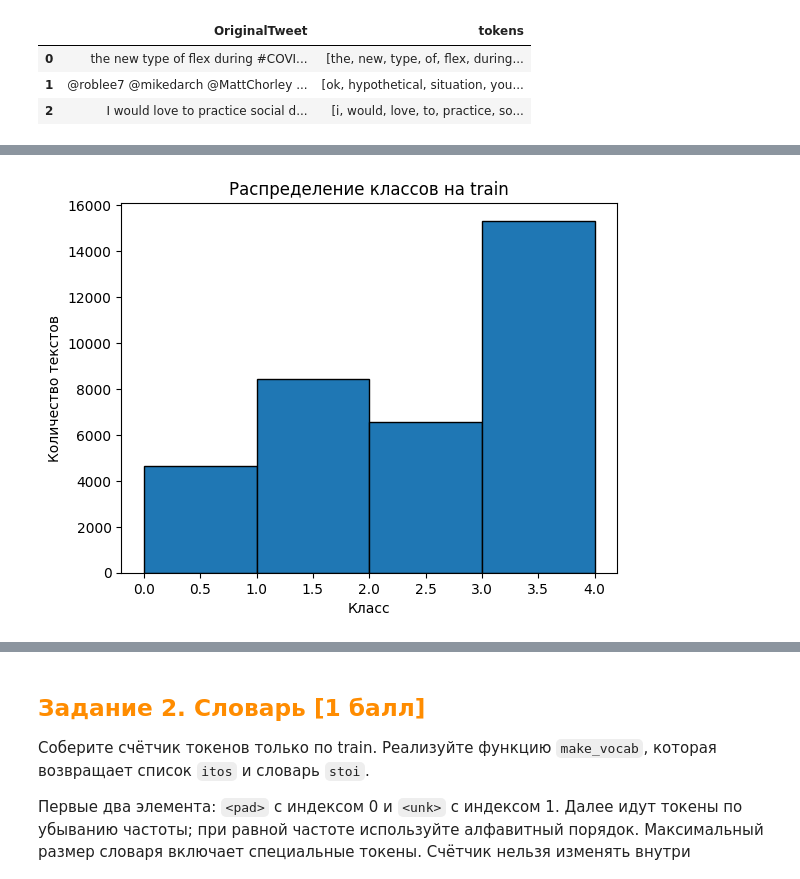
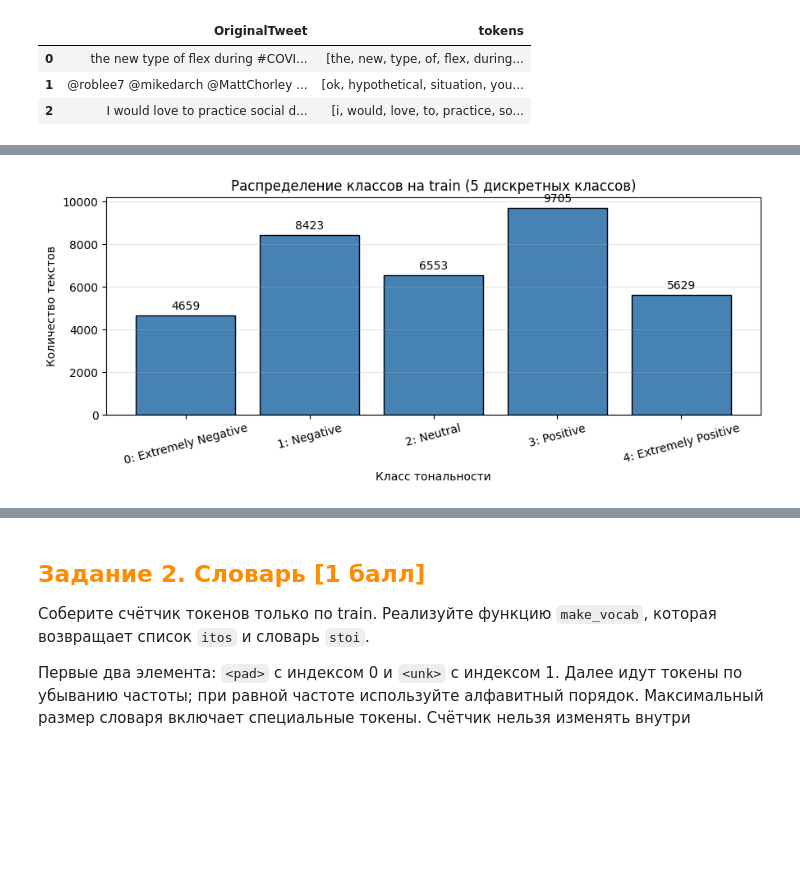
Before and after one commit to dchurikov1983/msc-deep-learning-autumn-2026, a Jupyter notebook: Неделя 7. NLP - RNN. Трансформеры/Неделя 7_Глубокое обучение_ДЗ_Базовый уровень_LSTM_done.ipynb, the cells around one changed output, grey strips where cells are left out. Saved outputs shown, nothing was run; the diff lists cells and outputs as text; code cells hidden in the pictures; blank space fills up the shorter version.

```diff
--- a/Неделя 7. NLP - RNN. Трансформеры/Неделя 7_Глубокое обучение_ДЗ_Базовый уровень_LSTM_done.ipynb
+++ b/Неделя 7. NLP - RNN. Трансформеры/Неделя 7_Глубокое обучение_ДЗ_Базовый уровень_LSTM_done.ipynb
@@ -217,9 +220,30 @@ plt.show()
 # %%
 #Постройте распределение распределение классов на train
-plt.hist(train_frame['label'], bins=4, edgecolor='black')
-plt.xlabel('Класс')
-plt.ylabel('Количество текстов')
-plt.title('Распределение классов на train')
+class_counts = train_frame["label"].value_counts().reindex(range(len(LABELS)), fill_value=0)
+
+fig, ax = plt.subplots(figsize=(9, 4))
+bars = ax.bar(range(len(LABELS)), class_counts.values, edgecolor="black", color="steelblue")
+
+ax.set_xticks(range(len(LABELS)))
+ax.set_xticklabels([f"{i}: {name}" for i, name in enumerate(LABELS)], rotation=15)
+ax.set_xlabel("Класс тональности")
+ax.set_ylabel("Количество текстов")
+ax.set_title("Распределение классов на train (5 дискретных классов)")
+ax.grid(axis="y", alpha=0.3)
+
+# Добавляем точное количество текстов над каждым столбцом
+for bar in bars:
+    height = bar.get_height()
+    ax.annotate(
+        f"{int(height)}",
+        xy=(bar.get_x() + bar.get_width() / 2, height),
+        xytext=(0, 3),
+        textcoords="offset points",
+        ha="center",
+        va="bottom",
+    )
+
+plt.tight_layout()
 plt.show()
 # %% [output]
-[figure, old version]
+[figure, new version]
```
Also changed, not shown: parts of 6 cells of this notebook.
